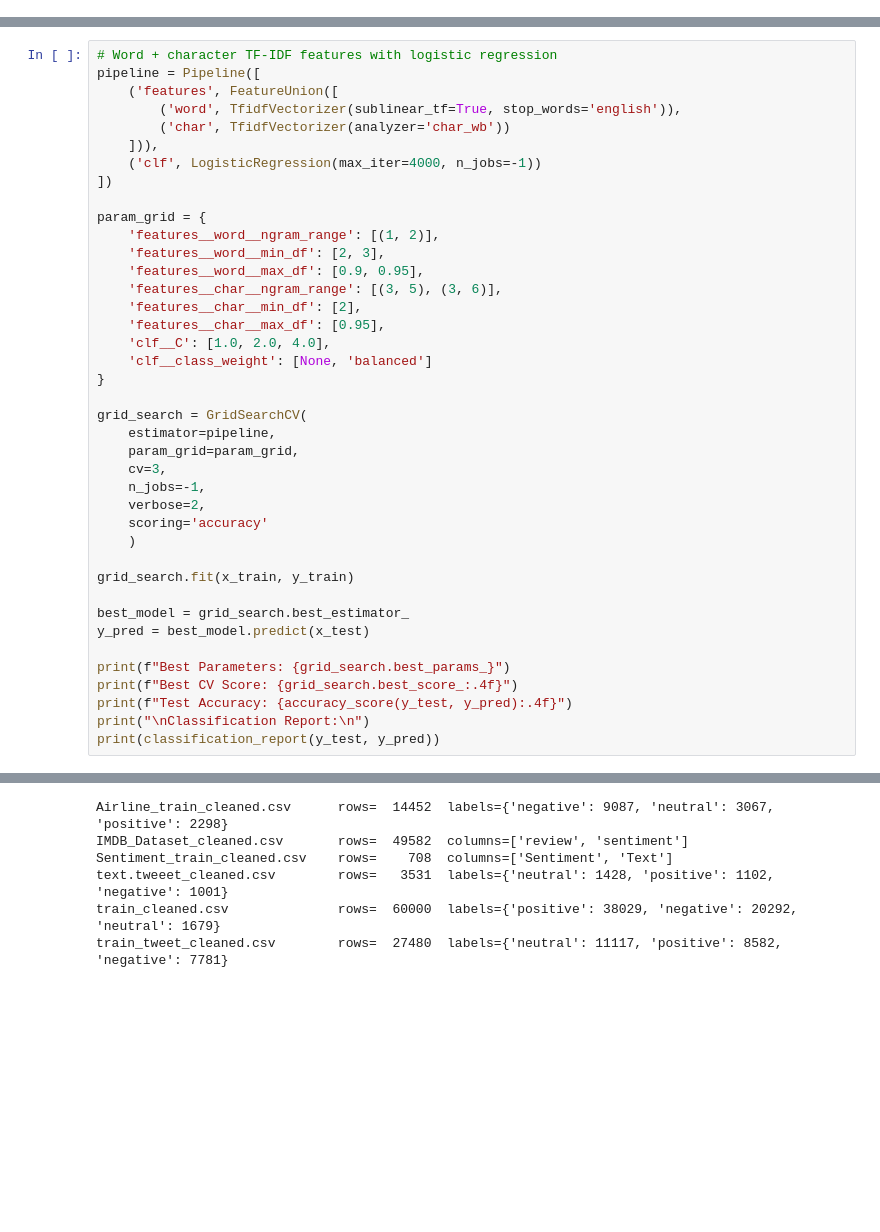
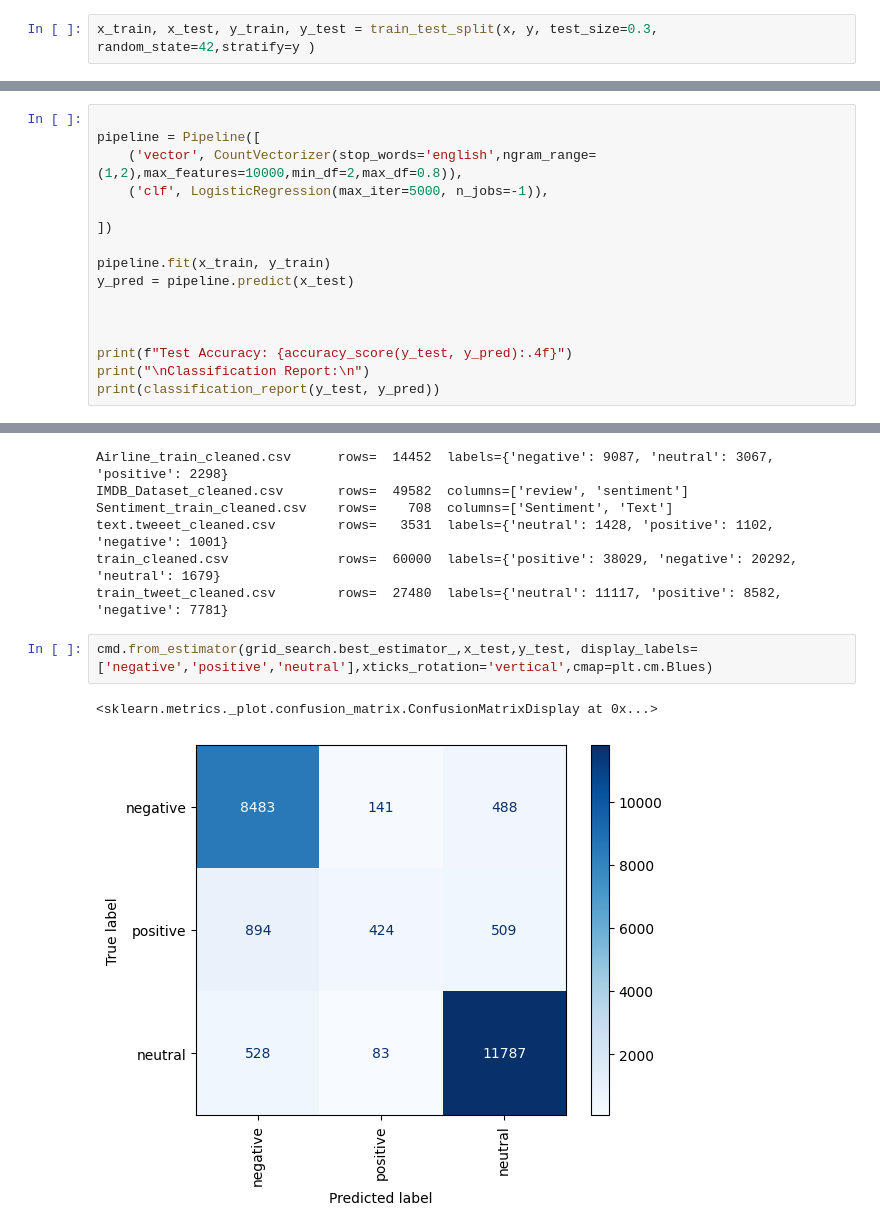
Before and after one commit to toRK25/IBM, a Jupyter notebook: kiko4.ipynb, the cells around one changed output, grey strips where cells are left out. Saved outputs shown, nothing was run; the diff lists cells and outputs as text; blank space fills up the shorter version.

```diff
--- a/kiko4.ipynb
+++ b/kiko4.ipynb
@@ -126,0 +65,2 @@ Name: count, dtype: int64
+# %%
+x_train, x_test, y_train, y_test = train_test_split(x, y, test_size=0.3, random_state=42,stratify=y )
@@ -127,40 +105,16 @@ Name: count, dtype: int64
 # %%
-# Word + character TF-IDF features with logistic regression
+
 pipeline = Pipeline([
-    ('features', FeatureUnion([
-        ('word', TfidfVectorizer(sublinear_tf=True, stop_words='english')),
-        ('char', TfidfVectorizer(analyzer='char_wb'))
-    ])),
-    ('clf', LogisticRegression(max_iter=4000, n_jobs=-1))
+    ('vector', CountVectorizer(stop_words='english',ngram_range=(1,2),max_features=10000,min_df=2,max_df=0.8)),
+    ('clf', LogisticRegression(max_iter=5000, n_jobs=-1)),
+
 ])
 
-param_grid = {
-    'features__word__ngram_range': [(1, 2)],
-    'features__word__min_df': [2, 3],
-    'features__word__max_df': [0.9, 0.95],
-    'features__char__ngram_range': [(3, 5), (3, 6)],
-    'features__char__min_df': [2],
-    'features__char__max_df': [0.95],
-    'clf__C': [1.0, 2.0, 4.0],
-    'clf__class_weight': [None, 'balanced']
-}
+pipeline.fit(x_train, y_train)
+y_pred = pipeline.predict(x_test)
 
-grid_search = GridSearchCV(
-    estimator=pipeline,
-    param_grid=param_grid,
-    cv=3,
-    n_jobs=-1,
-    verbose=2,
-    scoring='accuracy'
-    )
 
-grid_search.fit(x_train, y_train)
 
-best_model = grid_search.best_estimator_
-y_pred = best_model.predict(x_test)
-
-print(f"Best Parameters: {grid_search.best_params_}")
-print(f"Best CV Score: {grid_search.best_score_:.4f}")
 print(f"Test Accuracy: {accuracy_score(y_test, y_pred):.4f}")
 print("\nClassification Report:\n")
 print(classification_report(y_test, y_pred))
@@ -190,3 +156,8 @@ Sentiment_train_cleaned.csv    rows=    708  columns=['Sentiment', 'Text']
 text.tweeet_cleaned.csv        rows=   3531  labels={'neutral': 1428, 'positive': 1102, 'negative': 1001}
 train_cleaned.csv              rows=  60000  labels={'positive': 38029, 'negative': 20292, 'neutral': 1679}
 train_tweet_cleaned.csv        rows=  27480  labels={'neutral': 11117, 'positive': 8582, 'negative': 7781}
+# %%
+cmd.from_estimator(grid_search.best_estimator_,x_test,y_test, display_labels=['negative','positive','neutral'],xticks_rotation='vertical',cmap=plt.cm.Blues)
+# %% [output]
+<sklearn.metrics._plot.confusion_matrix.ConfusionMatrixDisplay at 0x...>
+[figure, added]
```
Also changed, not shown: parts of 11 cells of this notebook.
